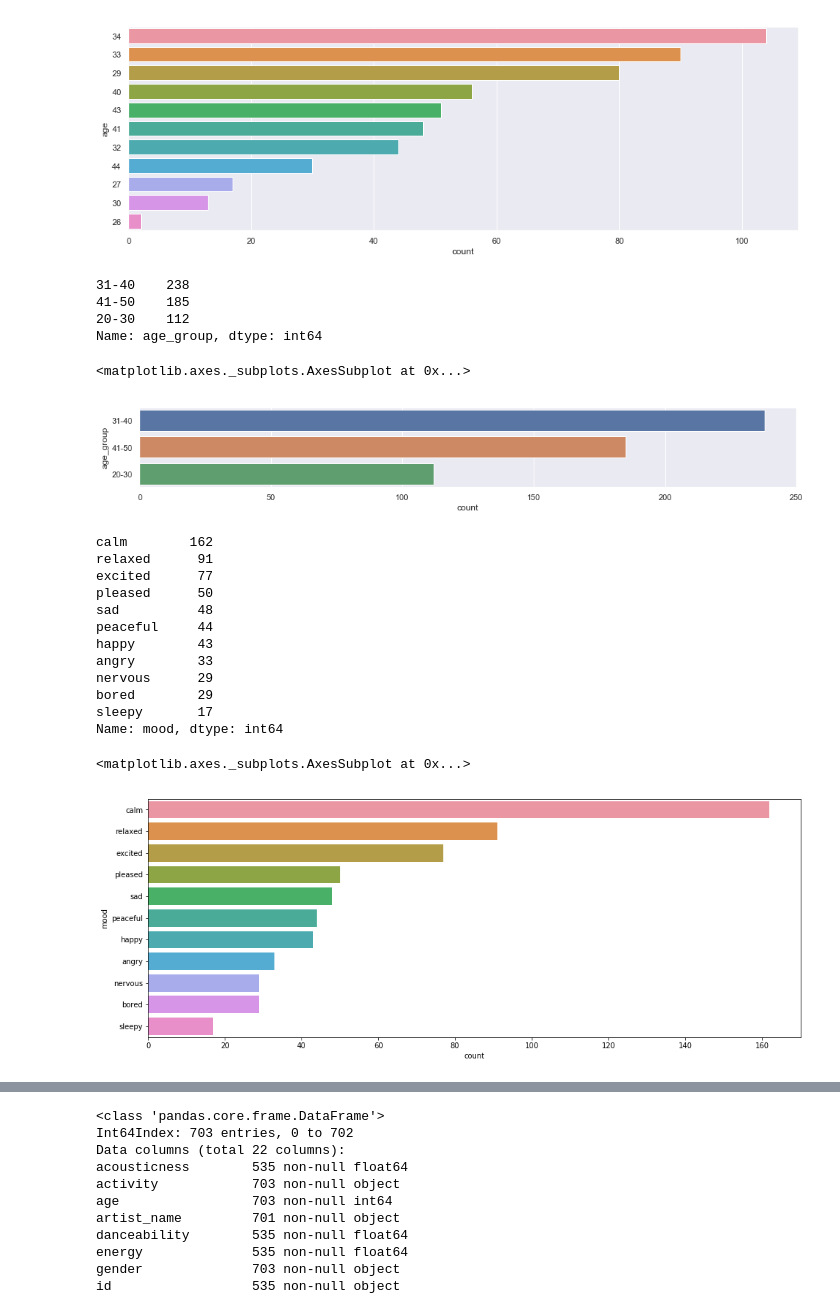
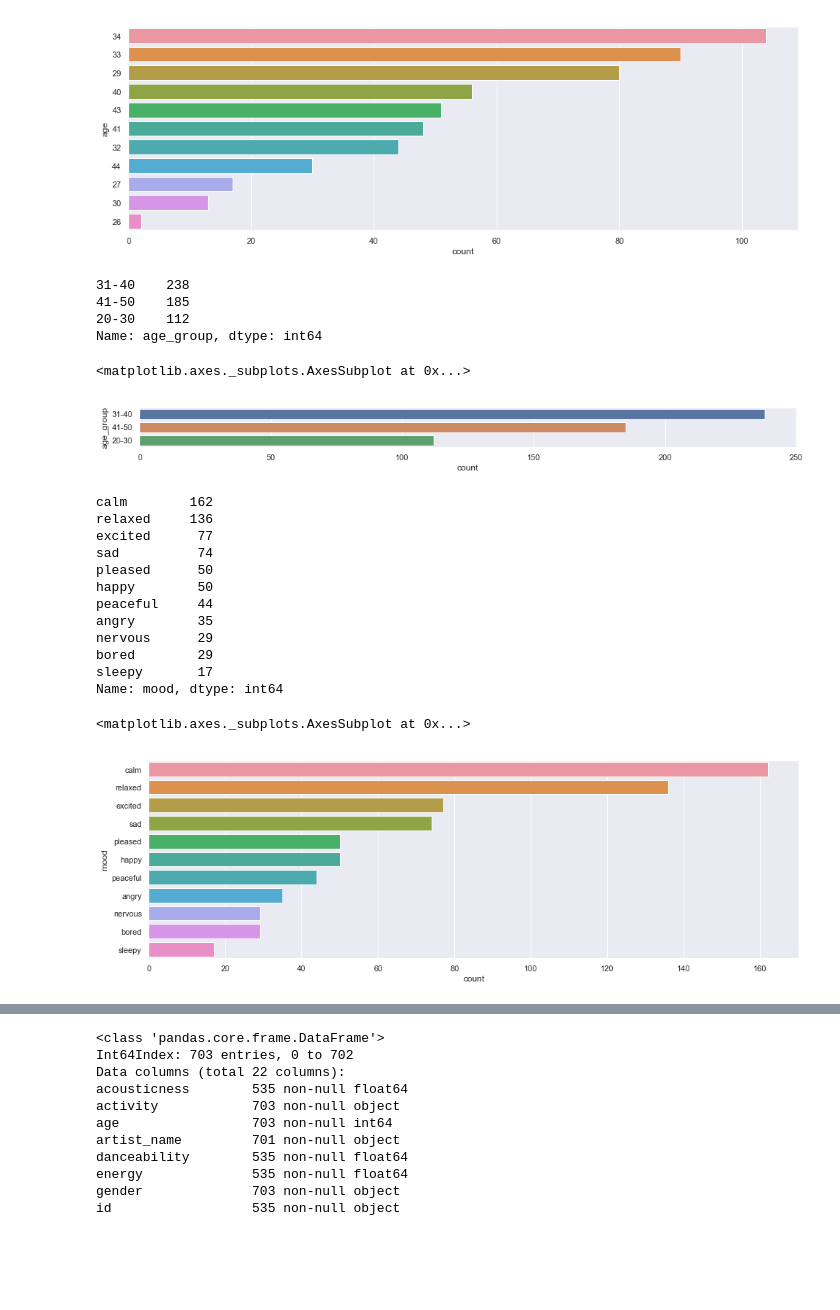
Before and after one commit to epistimi4/emotion_based_music_recomendation, a Jupyter notebook: correlations/Clustering with t-Stochastic Neighboring Embeddings for Music.ipynb, the cells around one changed output, grey strips where cells are left out. Drawn from its saved outputs; the diff is of its cells as text; code cells hidden in the pictures; blank space fills up the shorter version.

```diff
--- a/correlations/Clustering with t-Stochastic Neighboring Embeddings for Music.ipynb
+++ b/correlations/Clustering with t-Stochastic Neighboring Embeddings for Music.ipynb
@@ -106,37 +118,37 @@ Name: age, dtype: int64
 # %%
 #grouping ages
 bins = [20,31,40,50]
 labels = ['20-30','31-40', '41-50']
 df['age_group'] = pd.cut(df['age'], bins=bins, labels=labels, right=False)
 
 print(df['age_group'].value_counts())
-plt.figure(figsize=(16,2))
+plt.figure(figsize=(16,1))
 sns.countplot(y='age_group', data=df, order = df.age_group.value_counts().index )
 # %% [output]
 31-40    238
 41-50    185
 20-30    112
 Name: age_group, dtype: int64
 <matplotlib.axes._subplots.AxesSubplot at 0x...>
-[figure, old version]
+[figure, new version]
 # %%
 print(df['mood'].value_counts())
-plt.figure(figsize=(16,6))
+plt.figure(figsize=(16,5))
 sns.countplot(y='mood', data=df, order = df.mood.value_counts().index )
 # %% [output]
 calm        162
-relaxed      91
+relaxed     136
 excited      77
+sad          74
 pleased      50
-sad          48
+happy        50
 peaceful     44
-happy        43
-angry        33
+angry        35
 nervous      29
 bored        29
 sleepy       17
 Name: mood, dtype: int64
 <matplotlib.axes._subplots.AxesSubplot at 0x...>
-[figure, old version]
+[figure, new version]
 # %%
 df['location'].value_counts()
```
Also changed, not shown: parts of 29 cells of this notebook.
